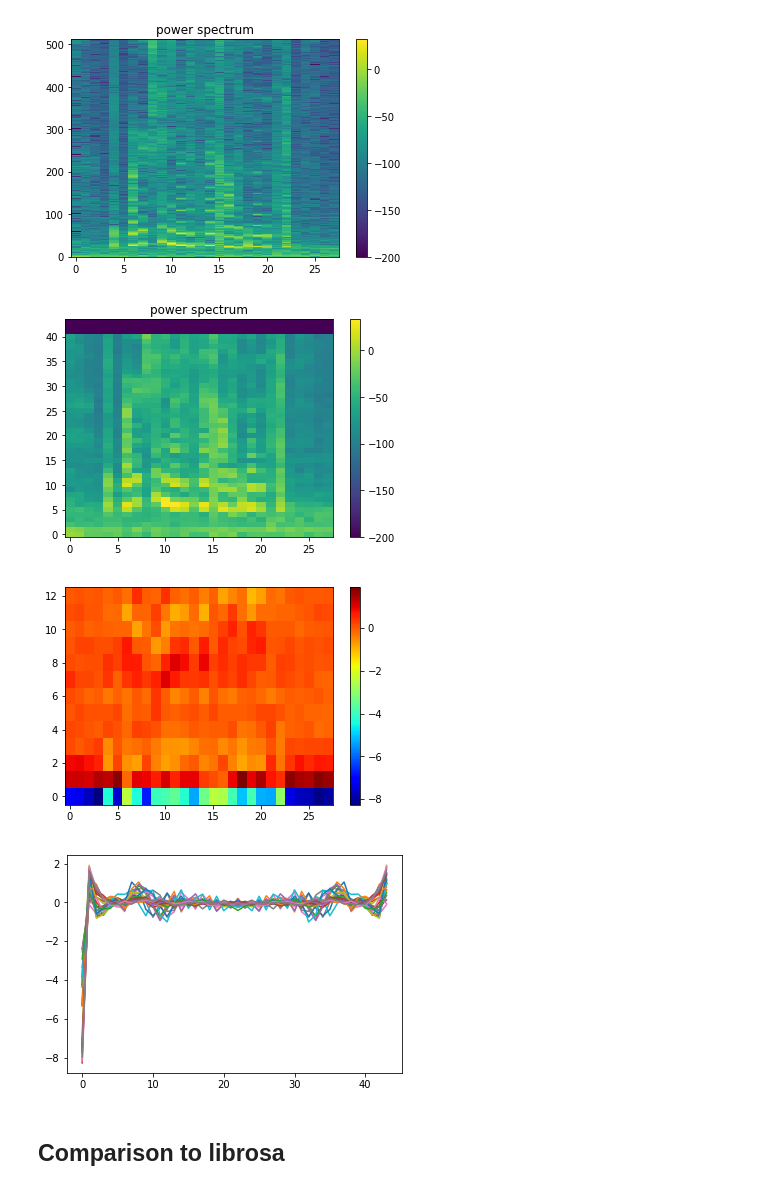
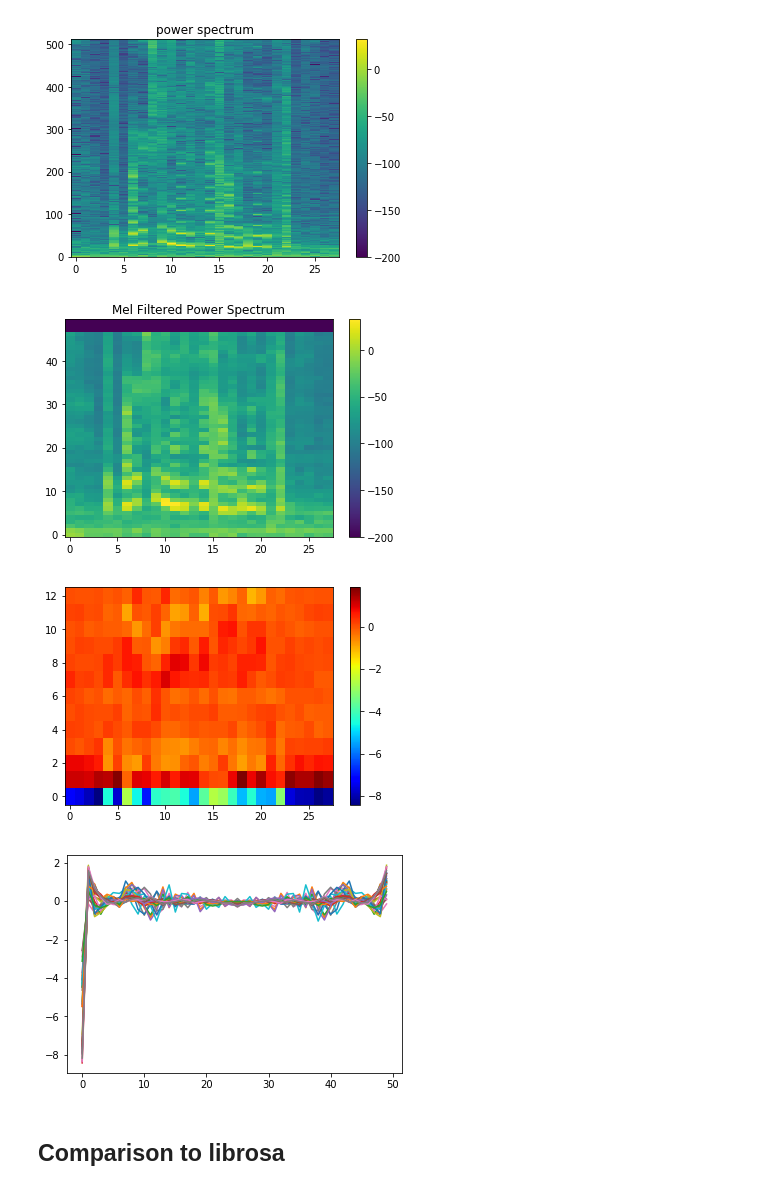
Before and after one commit to hrtlacek/td_mfcc, a Jupyter notebook: MFCCs.ipynb, the cells around one changed output. Saved outputs shown, nothing was run; the diff lists cells and outputs as text; code cells hidden in the pictures.

Commit message:
bugfix:filterbank making too many filters

```diff
--- a/MFCCs.ipynb
+++ b/MFCCs.ipynb
@@ -36,7 +36,7 @@ def melFilterFreqBins(sr = 44100, nFilt=40, NFFT=512):
     return list(bins)
 # %%
 frameSize = 1024
-nFilters = 40
+nFilters = 50
 # %%
 filters = mf.makeMelFilters(sr=sr, frameLength=frameSize, nFilters=nFilters)
 plt.figure(figsize=[17,4])
@@ -69,10 +69,10 @@ filtered = np.dot(powSpec.T, filters).T
 # %%
 plt.imshow(mf.aToDb(filtered), origin='lower',aspect='auto')
 plt.colorbar()
-plt.title('power spectrum')
+plt.title('Mel Filtered Power Spectrum')
 plt.show()
 # %% [output]
-[figure, old version]
+[figure, new version]
 # %%
 logFiltered = np.log(filtered+np.finfo(float).eps)
 # %%
@@ -85,12 +85,12 @@ plt.imshow(myMfcc, origin='lower', aspect='auto', cmap='jet')
 plt.colorbar()
 plt.show()
 # %% [output]
-[figure, old version]
+[figure, new version]
 # %%
 plt.plot(ceps)
 plt.show()
 # %% [output]
-[figure, old version]
+[figure, new version]
 # %% [markdown]
 ## Comparison to librosa
 # %%
```
Also changed, not shown: parts of 2 cells of this notebook, 1 other file.
